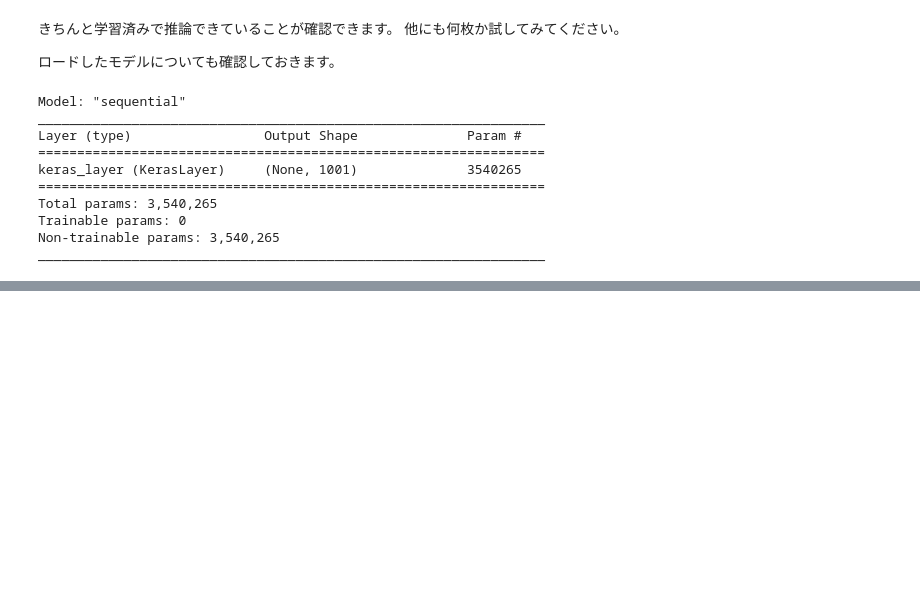
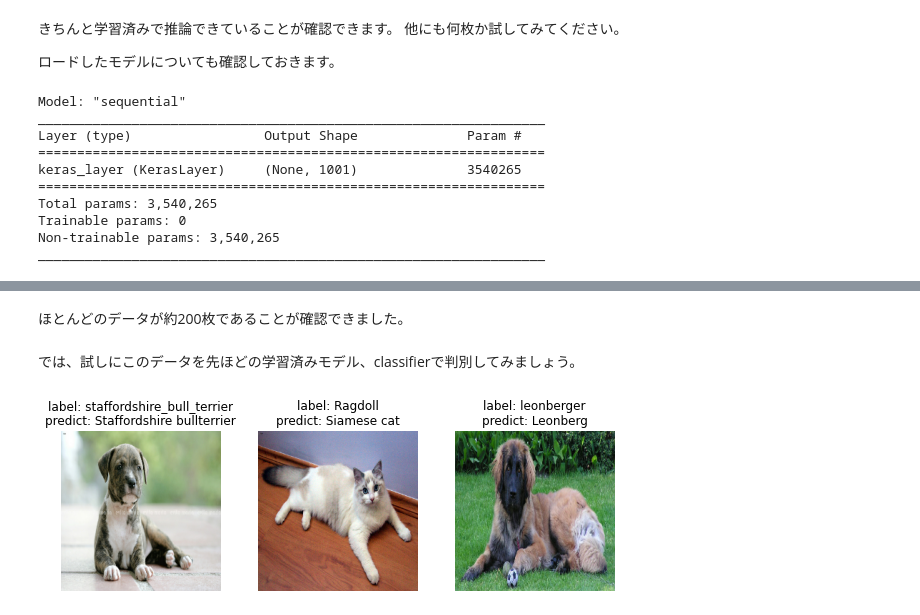
Before and after one commit to HidetakaKojo/machine-learning-notebooks, a Jupyter notebook: solutions/04_fine_tuning/04_fine_tuning.ipynb, the cells around one changed output, grey strips where cells are left out. Saved outputs shown, nothing was run; the diff lists cells and outputs as text; code cells hidden in the pictures; blank space fills up the shorter version.

```diff
--- a/solutions/04_fine_tuning/04_fine_tuning.ipynb
+++ b/solutions/04_fine_tuning/04_fine_tuning.ipynb
@@ -226,0 +209,20 @@ plt.plot(batch_stats_callback.batch_acc)
+# %% [markdown]
+ほとんどのデータが約200枚であることが確認できました。
+# %% [markdown]
+では、試しにこのデータを先ほどの学習済みモデル、classifierで判別してみましょう。
+# %%
+plt.figure(figsize=(10, 10))
+for images, labels in val_data.take(1):
+    for i in range(3):
+        ax = plt.subplot(3, 3, i + 1)
+        norm_images = images / 255
+        result = classifier.predict(norm_images)
+        predicted_class = np.argmax(result[i], axis=-1)
+        plt.imshow(images[i].numpy().astype("uint8"))
+        plt.title(
+            "label: " + val_data.class_names[np.argmax(labels[i])] +
+            "\npredict: " + imagenet_labels[predicted_class]
+        )
+        plt.axis("off")
+# %% [output]
+[figure, added]
```
Also changed, not shown: parts of 56 cells of this notebook.
